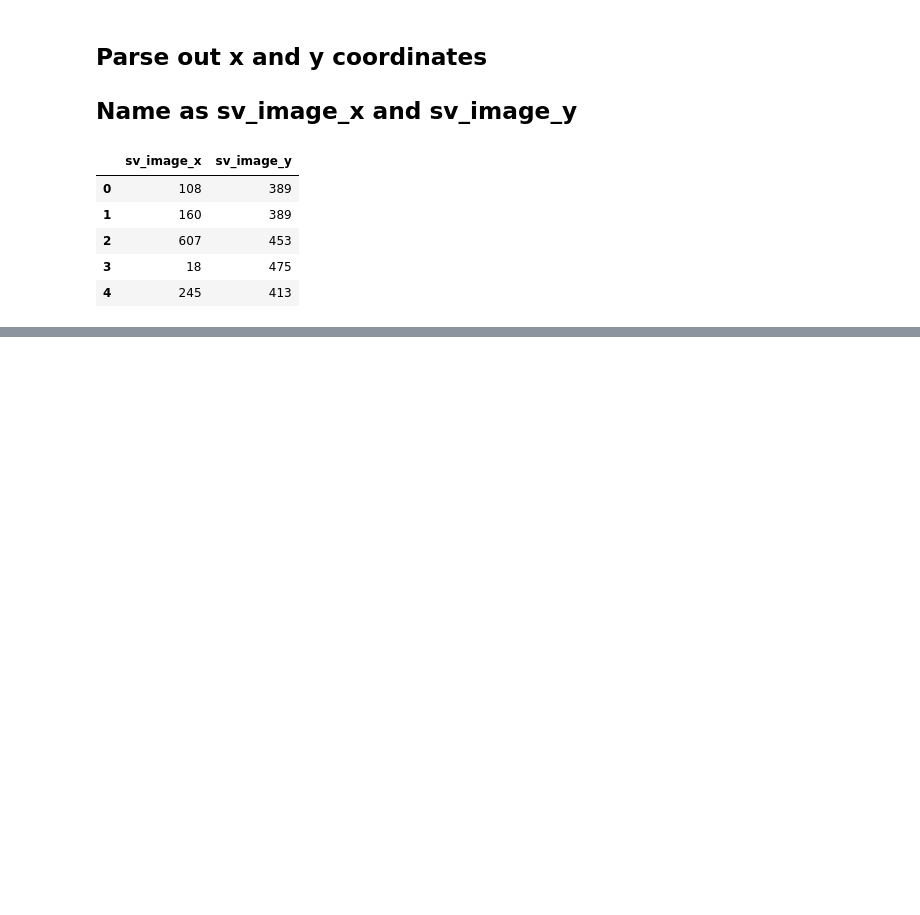
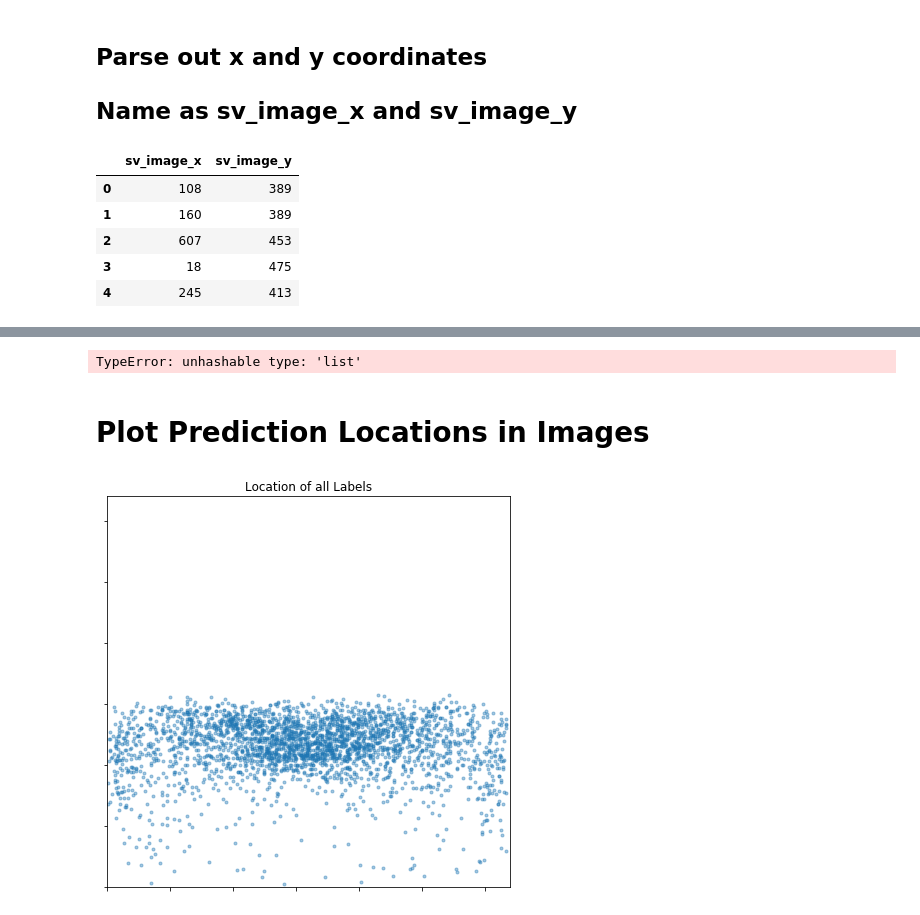
Before and after one commit to w210-accessibility/classify-streetview, a Jupyter notebook: split-train-test/2020-03-15-RestructureLabels.ipynb, the cells around one changed output, grey strips where cells are left out. Cells and saved outputs as stored; diff of their text form; code cells hidden in the pictures; blank space fills up the shorter version.

```diff
--- a/split-train-test/2020-03-15-RestructureLabels.ipynb
+++ b/split-train-test/2020-03-15-RestructureLabels.ipynb
@@ -91,4 +93,5 @@ df_coor.describe()
 | max | 634.000000 | 634.000000 |
 # %%
 coor_cols = ['sv_image_x', 'sv_image_y']
-df_limit[coor_cols] =
+df_limit[coor_cols] = df_coor[coor_cols]
+df_limit.head()
@@ -94,0 +105,2 @@ df_limit[coor_cols] =
+# %%
+df_limit['sv_image_y_bottom_origin'] = 640 - df_limit['sv_image_y']
@@ -94,0 +118,5 @@ df_limit[coor_cols] =
+# %%
+df_limit['label_name'] = df_limit['region_attributes'].str.split('":')
+df_limit['label_name'].value_counts()
+# %% [output]
+TypeError: unhashable type: 'list'
@@ -94,0 +125,17 @@ df_limit[coor_cols] =
+# %% [markdown]
+# Plot Prediction Locations in Images
+# %%
+fig = plt.figure(figsize = (6, 6))
+ax = fig.add_subplot(111)
+x = df_limit['sv_image_x']
+#y = 640 - df_limit['sv_image_y']
+y = df_limit['sv_image_y_bottom_origin']
+plt.plot(x, y, marker = '.', ls = 'none', alpha = 0.4)
+plt.ylim(0, 640)
+plt.xlim(0, 640)
+plt.title('Location of all Labels')
+ax.set_yticklabels([])
+ax.set_xticklabels([])
+plt.tight_layout()
+# %% [output]
+[figure, added]
```
Also changed, not shown: parts of 9 cells of this notebook, 1 other file.
